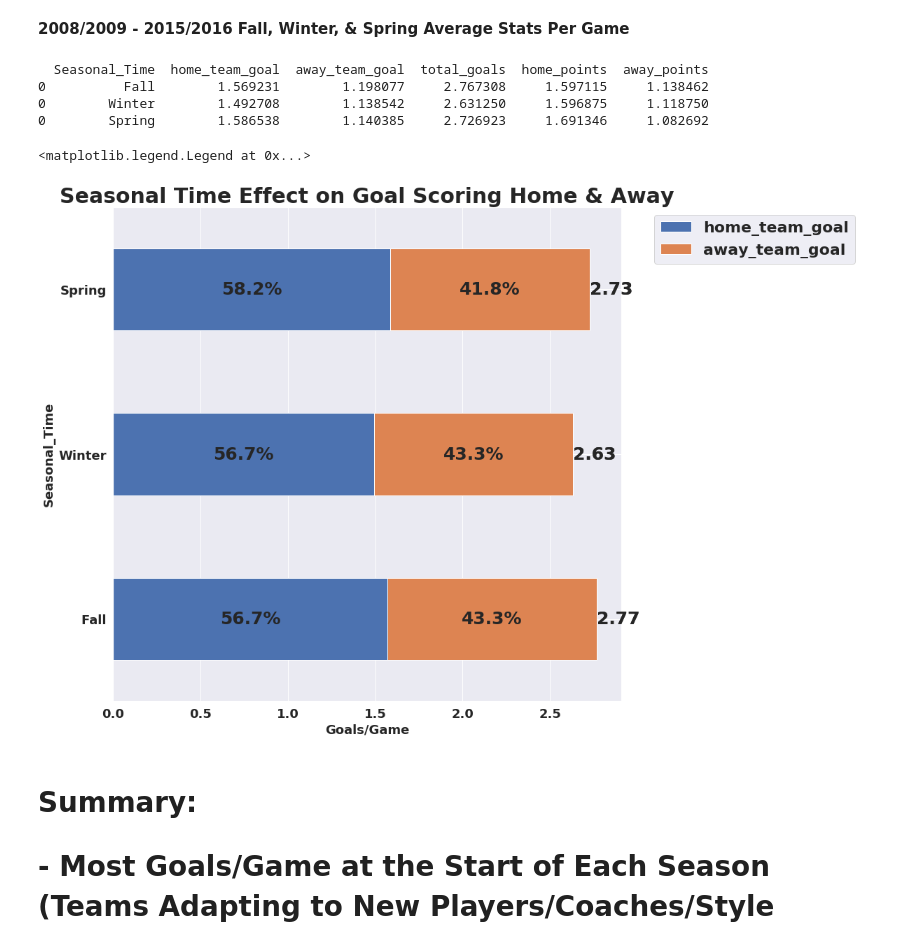
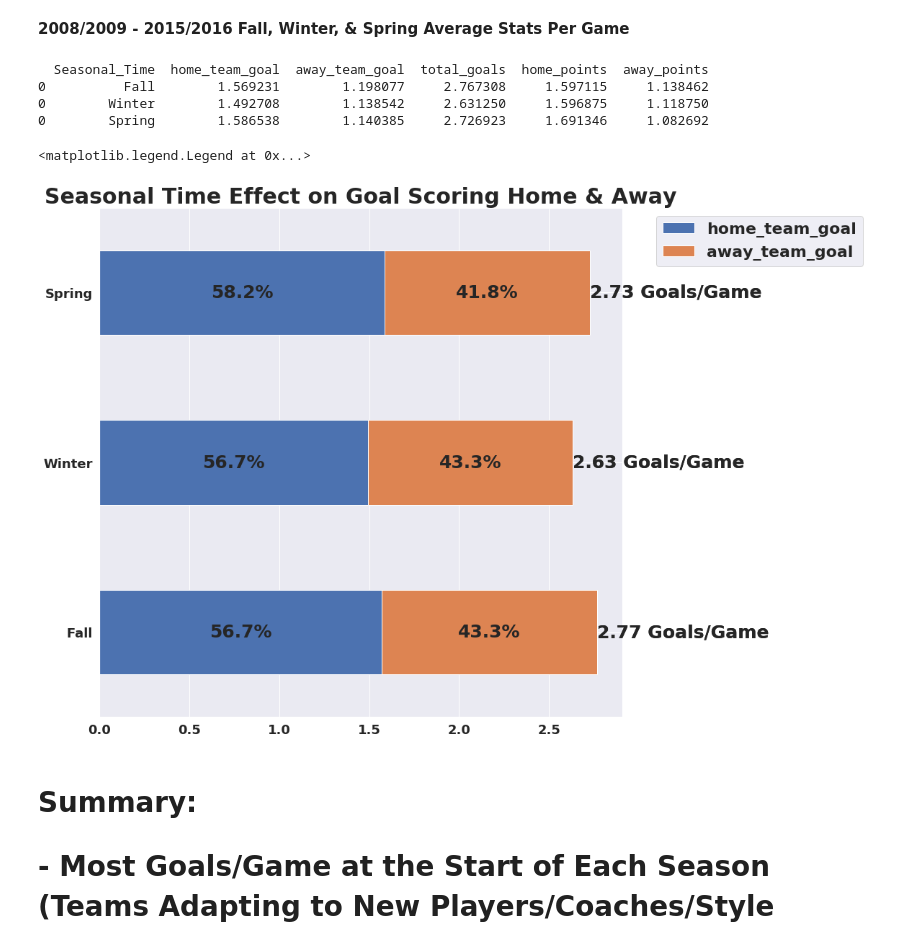
Before and after one commit to RachidRezzik/Euro_Soccer, a Jupyter notebook: Euro_Analysis.ipynb, the cells around one changed output. Drawn from its saved outputs; the diff is of its cells as text; code cells hidden in the pictures.

```diff
--- a/Euro_Analysis.ipynb
+++ b/Euro_Analysis.ipynb
@@ -895,36 +895,37 @@ plt.rcParams['ytick.labelsize']=18
 plt.rcParams['axes.labelsize']=18
 plt.rcParams['legend.fontsize']: 27
 
 
 # seasonal_df = seasonal_df[['Seasonal_Time', 'home_team_goal', 'away_team_goal' ]]
 # seasonal_df.plot(x='Seasonal_Time', kind='bar', stacked=True, mark_right=True)
 # plt.title('Seasonal Time Effect on Goal Scoring Home & Away', fontweight='bold')
 # plt.ylabel('Goals/Game')
 # plt.xticks(rotation=45)
 # plt.legend(fontsize=15, loc='upper center')
 # plt.show()
 
 df_total = seasonal_df['total_goals']
 df = seasonal_df.iloc[:, :3]
 df.plot(x = 'Seasonal_Time', kind='barh',stacked = True, mark_right = True)
 
 df_rel = df[df.columns[1:]].div(df_total, 0)*100
 
 for n in df_rel:
     for i, (cs, ab, pc, tot) in enumerate(zip(df.iloc[:, 1:].cumsum(1)[n], df[n], df_rel[n], df_total)):
-        plt.text(tot, i, str(round(tot, 2)), va='center')
+        plt.text(tot, i, str(round(tot, 2)) + ' Goals/Game', va='center')
         plt.text(cs - ab/2, i, str(np.round(pc, 1)) + '%', va='center', ha='center')
 
 plt.title('Seasonal Time Effect on Goal Scoring Home & Away', fontsize=30,fontweight='bold')
-plt.xlabel('Goals/Game')
+plt.ylabel('')
+# plt.xlabel('Goals/Game')
 plt.legend(bbox_to_anchor=(1.05, 1.0), loc='upper left', fontsize=22)
 # %% [output]
   Seasonal_Time  home_team_goal  away_team_goal  total_goals  home_points  away_points
 0          Fall        1.569231        1.198077     2.767308     1.597115     1.138462
 0        Winter        1.492708        1.138542     2.631250     1.596875     1.118750
 0        Spring        1.586538        1.140385     2.726923     1.691346     1.082692
 <matplotlib.legend.Legend at 0x...>
-[figure, old version]
+[figure, new version]
 # %% [markdown]
 # Summary:
 
```
